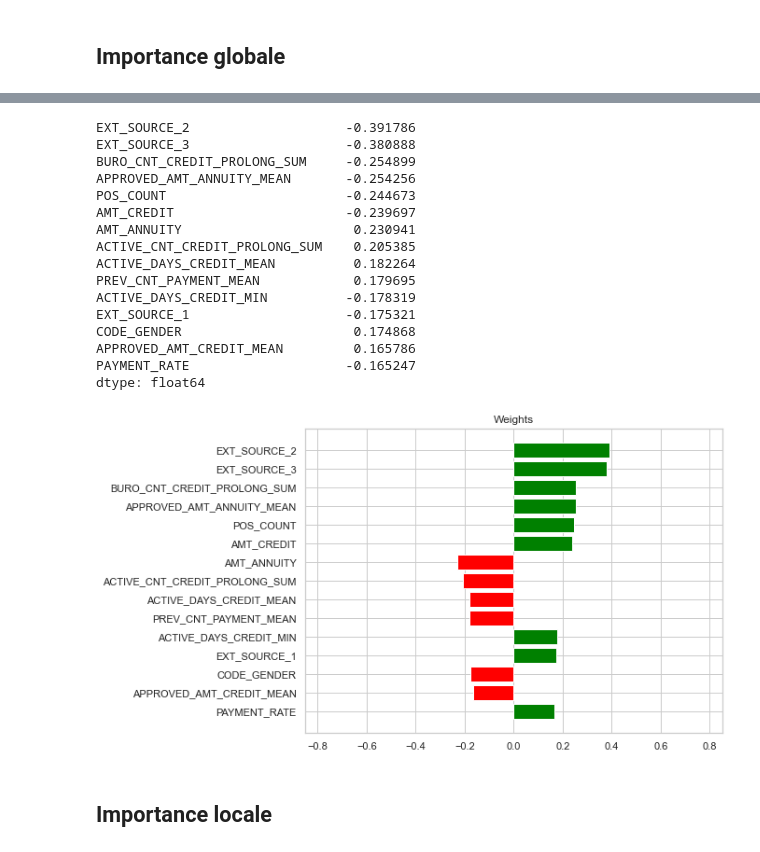
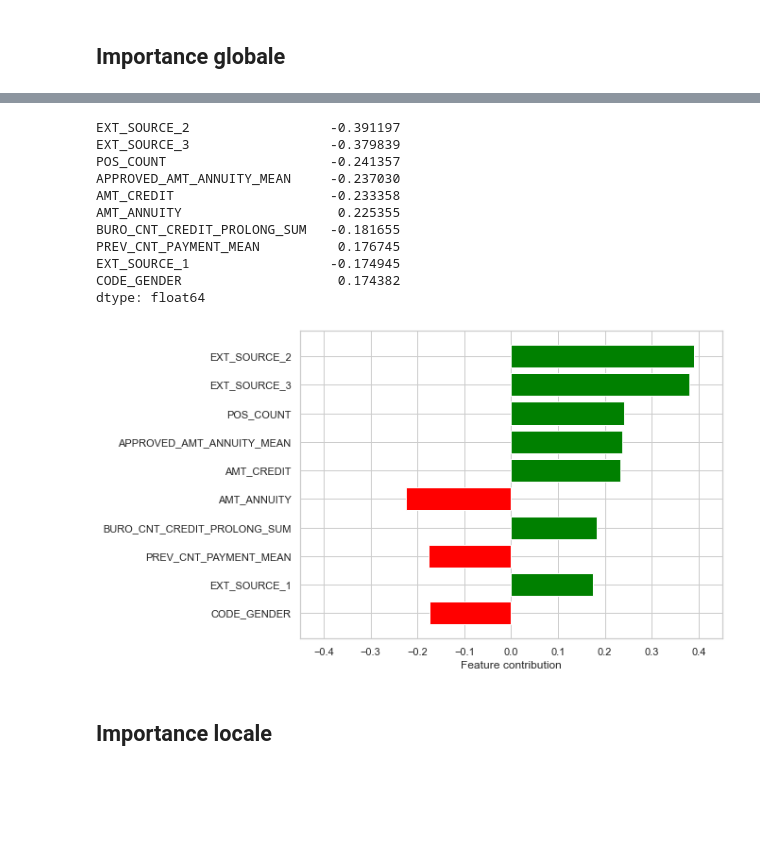
Before and after one commit to gabriel1628/Projet7-Dash, a Jupyter notebook: Modelisation.ipynb, the cells around one changed output, grey strips where cells are left out. Saved outputs shown, nothing was run; the diff lists cells and outputs as text; code cells hidden in the pictures; blank space fills up the shorter version.

Commit message:
update the model hyperparameters

```diff
--- a/Modelisation.ipynb
+++ b/Modelisation.ipynb
@@ -905,14 +879,19 @@ cv_results_lbfgs.tail()
 # %% [markdown]
 ### Solver newton-cg
 # %%
-params = {'solver': 'newton-cg', #'lbfgs', 'liblinear'
-          }
+params = {'solver': 'newton-cg'}
 param_grid = {'model__tol': [1e-5, 1e-4, 1e-3],
-              'model__C': [0.1, 1, 10],
+              'model__C': [0.01, 0.1, 1],
               #'model__penalty': ['l1', 'l2'],
               'model__fit_intercept': [True, False],
-              #'model__warm_start': [True, False],
+              #'model__warm_start': [True, False], # ne change rien
               }
+
+model = LogisticRegression(random_state=42, max_iter=1000, **params)
+pipeline = Pipeline(steps=[('imputer', SimpleImputer(strategy='mean', missing_values=nan)),
+                           ('scaler', StandardScaler()),
+                           ('undersampler', RandomUnderSampler(random_state=0)),
+                           ('model', model)])
 
 grid = GridSearchCV(estimator=pipeline, param_grid=param_grid, scoring=f2_scorer, cv=4, verbose=2)
 grid.fit(X_train, y_train)
@@ -970,0 +956,12 @@ cv_results_newton.tail()
+# %%
+param_grid = {'model__C': [0.05, 0.06, 0.07, 0.08, 0.09, 0.1, 0.2, 0.3, 0.4, 0.5]}
+
+model = LogisticRegression(random_state=42, max_iter=1000, solver='lbfgs')
+pipeline = Pipeline(steps=[('imputer', SimpleImputer(strategy='mean', missing_values=nan)),
+                           ('scaler', StandardScaler()),
+                           ('undersampler', RandomUnderSampler(random_state=0)),
+                           ('model', model)])
+
+grid = GridSearchCV(estimator=pipeline, param_grid=param_grid, scoring=f2_scorer, cv=5, verbose=2)
+grid.fit(X_train, y_train)
+cv_results_lbfgs = get_cv_results(grid)
@@ -971,10 +1004,14 @@ cv_results_newton.tail()
 # %% [markdown]
 ## Enregistrement du modèle
 # %%
+params = {'max_iter': 1000,
+          'C': 0.08,
+          'solver': 'lbfgs'
+          }
 pipeline = Pipeline(steps=[('imputer', SimpleImputer(strategy='mean', missing_values=nan)),
                            ('scaler', StandardScaler()),
                            ('undersampler', RandomUnderSampler(random_state=0)),
-                           ('model', LogisticRegression(random_state=42, max_iter=1000))
+                           ('model', LogisticRegression(random_state=42, **params))
                           ])
 # %%
 pipeline.fit(X_train, y_train)
@@ -1045,23 +1076,18 @@ INSTAL_DAYS_ENTRY_PAYMENT_SUM    -0.003692
 Length: 231, dtype: float64
 # %%
-best_coefs_abs = coefs.abs().sort_values(ascending=False)[:15]
+best_coefs_abs = coefs.abs().sort_values(ascending=False)[:10]
 coefs[best_coefs_abs.index]
 # %% [output]
-EXT_SOURCE_2                    -0.391786
-EXT_SOURCE_3                    -0.380888
-BURO_CNT_CREDIT_PROLONG_SUM     -0.254899
-APPROVED_AMT_ANNUITY_MEAN       -0.254256
-POS_COUNT                       -0.244673
-AMT_CREDIT                      -0.239697
-AMT_ANNUITY                      0.230941
-ACTIVE_CNT_CREDIT_PROLONG_SUM    0.205385
-ACTIVE_DAYS_CREDIT_MEAN          0.182264
-PREV_CNT_PAYMENT_MEAN            0.179695
-ACTIVE_DAYS_CREDIT_MIN          -0.178319
-EXT_SOURCE_1                    -0.175321
-CODE_GENDER                      0.174868
-APPROVED_AMT_CREDIT_MEAN         0.165786
-PAYMENT_RATE                    -0.165247
+EXT_SOURCE_2                  -0.391197
+EXT_SOURCE_3                  -0.379839
+POS_COUNT                     -0.241357
+APPROVED_AMT_ANNUITY_MEAN     -0.237030
+AMT_CREDIT                    -0.233358
+AMT_ANNUITY                    0.225355
+BURO_CNT_CREDIT_PROLONG_SUM   -0.181655
+PREV_CNT_PAYMENT_MEAN          0.176745
+EXT_SOURCE_1                  -0.174945
+CODE_GENDER                    0.174382
 dtype: float64
 # %%
 best_features = coefs[best_coefs_abs.index].index
@@ -1069,12 +1095,12 @@ best_values = - coefs[best_coefs_abs.index].values  # opposé pour plus de lisib
 # %%
 fig = plt.figure(figsize=(8,6))
 plt.barh(best_features[::-1], best_values[::-1],
          color=["red" if coef<0 else "green" for coef in best_values[::-1]])
 #plt.xticks(rotation=30, horizontalalignment='right')
-plt.xlim(-0.85, 0.85)
-plt.title("Weights");
+plt.xlim(-0.45, 0.45)
+plt.xlabel("Feature contribution");
 # %% [output]
-[figure, old version]
+[figure, new version]
 # %% [markdown]
 ## Importance locale
 # %%
```
Also changed, not shown: parts of 46 cells of this notebook, 1 other file.
